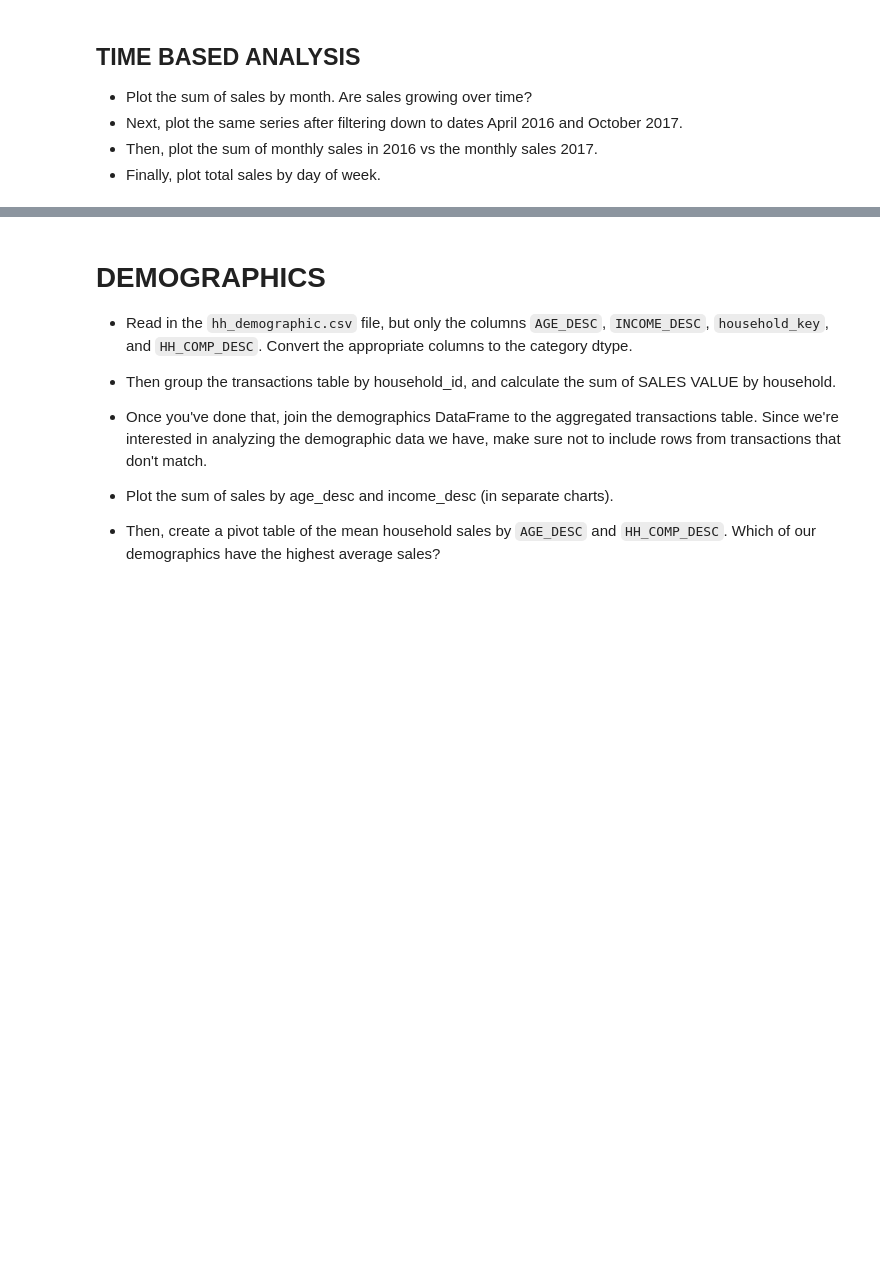
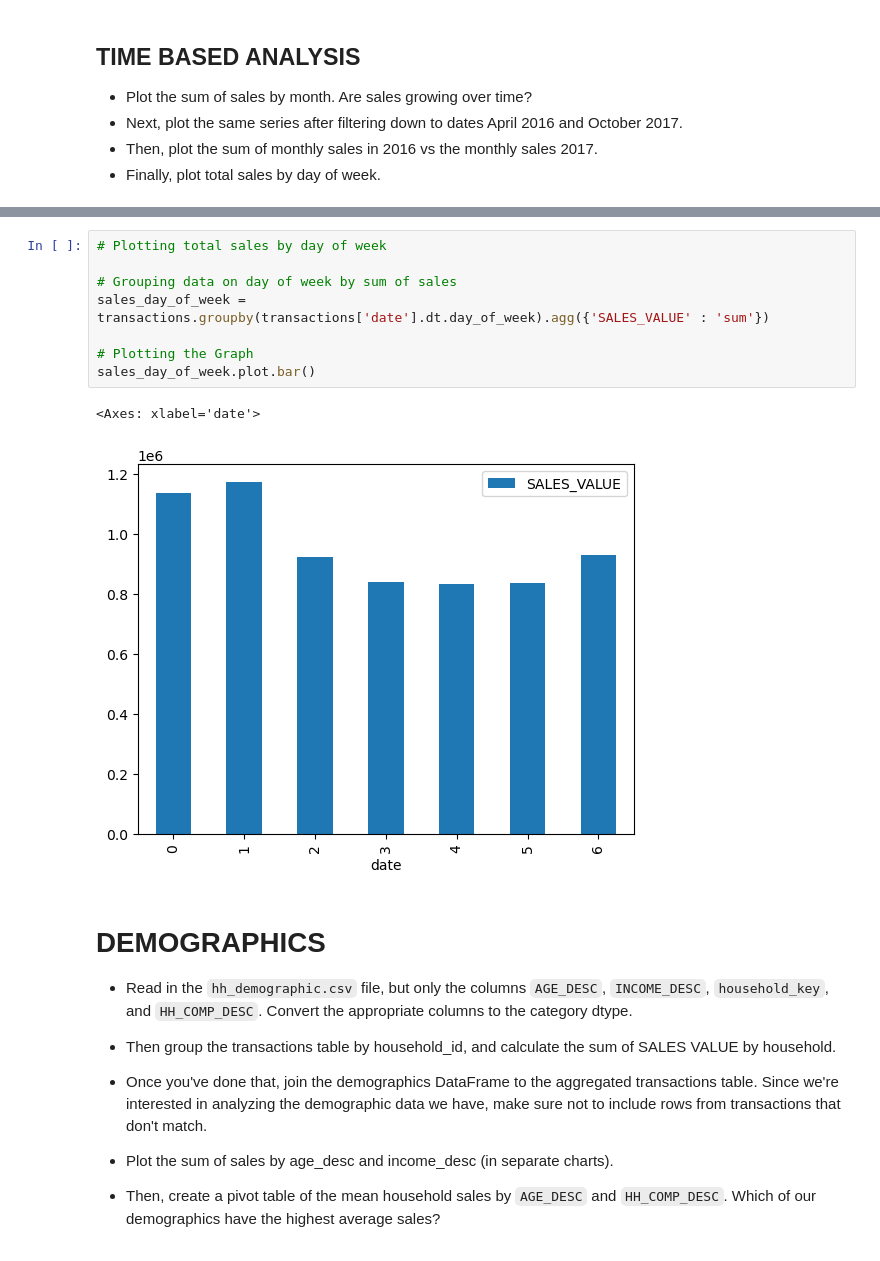
Before and after one commit to Kshitij-Chavan/Maven-Mega-Mart-Pandas, a Jupyter notebook: Notebooks/maven_mega_mart.ipynb, the cells around one changed output, grey strips where cells are left out. Cells and saved outputs as stored; diff of their text form; blank space fills up the shorter version.

```diff
--- a/Notebooks/maven_mega_mart.ipynb
+++ b/Notebooks/maven_mega_mart.ipynb
@@ -93,3 +123,14 @@ sales_by_month.plot()
+# %%
+# Plotting total sales by day of week
+
+# Grouping data on day of week by sum of sales
+sales_day_of_week = transactions.groupby(transactions['date'].dt.day_of_week).agg({'SALES_VALUE' : 'sum'})
+
+# Plotting the Graph
+sales_day_of_week.plot.bar()
+# %% [output]
+<Axes: xlabel='date'>
+[figure, added]
 # %% [markdown]
 # DEMOGRAPHICS
 
```
Also changed, not shown: parts of 5 cells of this notebook.
